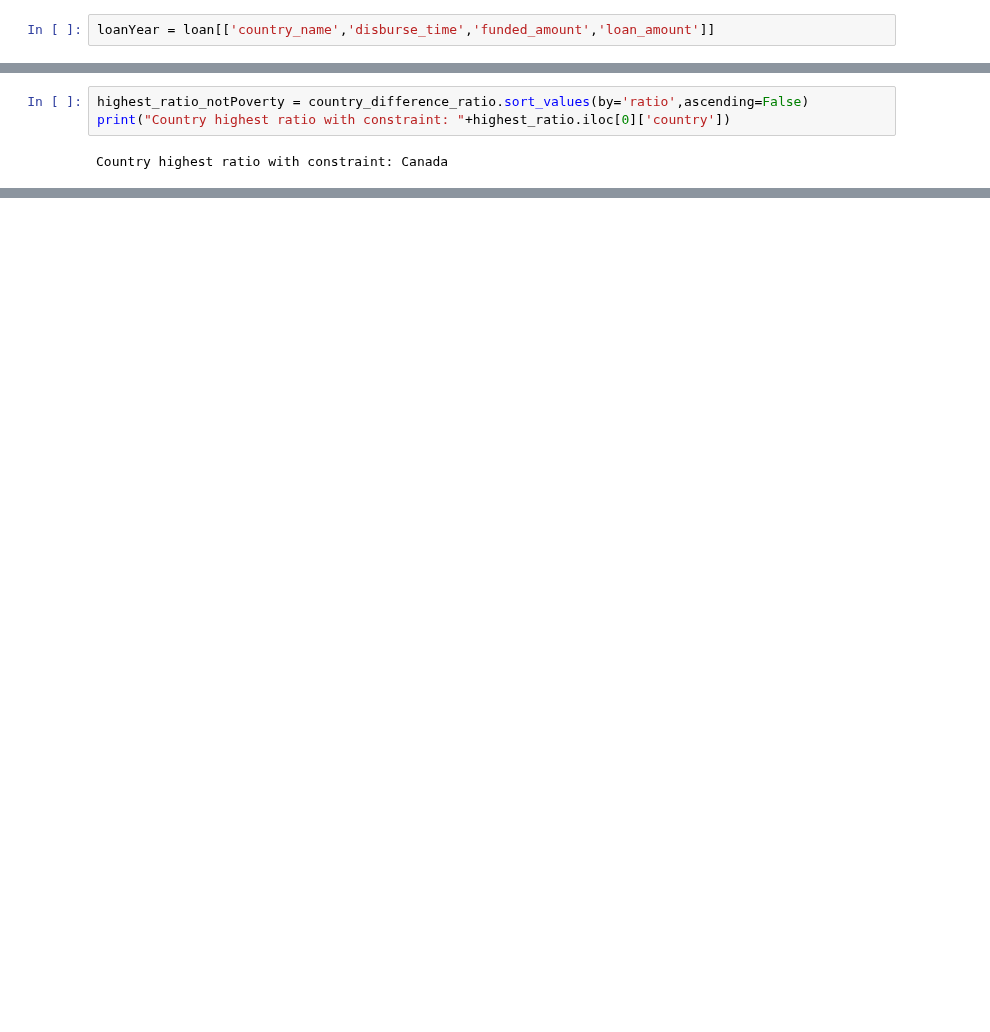
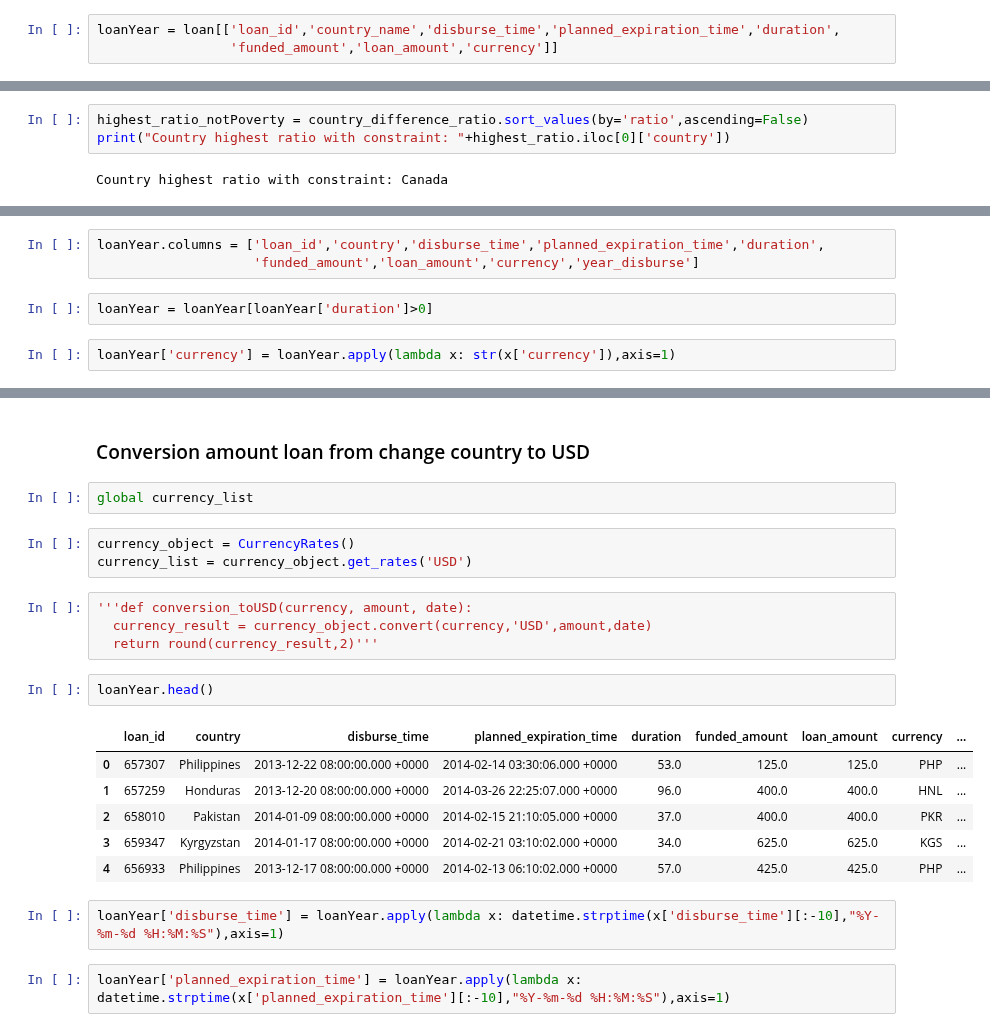
Before and after one commit to gaveter/Project_cs, a Jupyter notebook: Project.ipynb, the cells around one changed output, grey strips where cells are left out. Saved outputs shown, nothing was run; the diff lists cells and outputs as text; blank space fills up the shorter version.

Commit message:
12 task keep going (identified best way to get rate)

```diff
--- a/Project.ipynb
+++ b/Project.ipynb
@@ -314,5 +351,6 @@ country_amountLoan_perc.head()
 # %%
-loanYear = loan[['country_name','disburse_time','funded_amount','loan_amount']]
+loanYear = loan[['loan_id','country_name','disburse_time','planned_expiration_time','duration',
+                 'funded_amount','loan_amount','currency']]
 # %%
 missing = pd.isnull(loanYear[['disburse_time']])
 missing[missing['disburse_time']==True]
@@ -752,0 +814,7 @@ Country highest ratio with constraint: Canada
+# %%
+loanYear.columns = ['loan_id','country','disburse_time','planned_expiration_time','duration',
+                    'funded_amount','loan_amount','currency','year_disburse']
+# %%
+loanYear = loanYear[loanYear['duration']>0]
+# %%
+loanYear['currency'] = loanYear.apply(lambda x: str(x['currency']),axis=1)
@@ -752,0 +832,24 @@ Country highest ratio with constraint: Canada
+# %% [markdown]
+### Conversion amount loan from change country to USD
+# %%
+global currency_list
+# %%
+currency_object = CurrencyRates()
+currency_list = currency_object.get_rates('USD')
+# %%
+'''def conversion_toUSD(currency, amount, date):
+  currency_result = currency_object.convert(currency,'USD',amount,date)
+  return round(currency_result,2)'''
+# %%
+loanYear.head()
+# %% [output]
+|  | loan_id | country | disburse_time | planned_expiration_time | duration | funded_amount | loan_amount | currency | ... |
+| 0 | 657307 | Philippines | 2013-12-22 08:00:00.000 +0000 | 2014-02-14 03:30:06.000 +0000 | 53.0 | 125.0 | 125.0 | PHP | ... |
+| 1 | 657259 | Honduras | 2013-12-20 08:00:00.000 +0000 | 2014-03-26 22:25:07.000 +0000 | 96.0 | 400.0 | 400.0 | HNL | ... |
+| 2 | 658010 | Pakistan | 2014-01-09 08:00:00.000 +0000 | 2014-02-15 21:10:05.000 +0000 | 37.0 | 400.0 | 400.0 | PKR | ... |
+| 3 | 659347 | Kyrgyzstan | 2014-01-17 08:00:00.000 +0000 | 2014-02-21 03:10:02.000 +0000 | 34.0 | 625.0 | 625.0 | KGS | ... |
+| 4 | 656933 | Philippines | 2013-12-17 08:00:00.000 +0000 | 2014-02-13 06:10:02.000 +0000 | 57.0 | 425.0 | 425.0 | PHP | ... |
+# %%
+loanYear['disburse_time'] = loanYear.apply(lambda x: datetime.strptime(x['disburse_time'][:-10],"%Y-%m-%d %H:%M:%S"),axis=1)
+# %%
+loanYear['planned_expiration_time'] = loanYear.apply(lambda x: datetime.strptime(x['planned_expiration_time'][:-10],"%Y-%m-%d %H:%M:%S"),axis=1)
```
Also changed, not shown: parts of 63 cells of this notebook.
